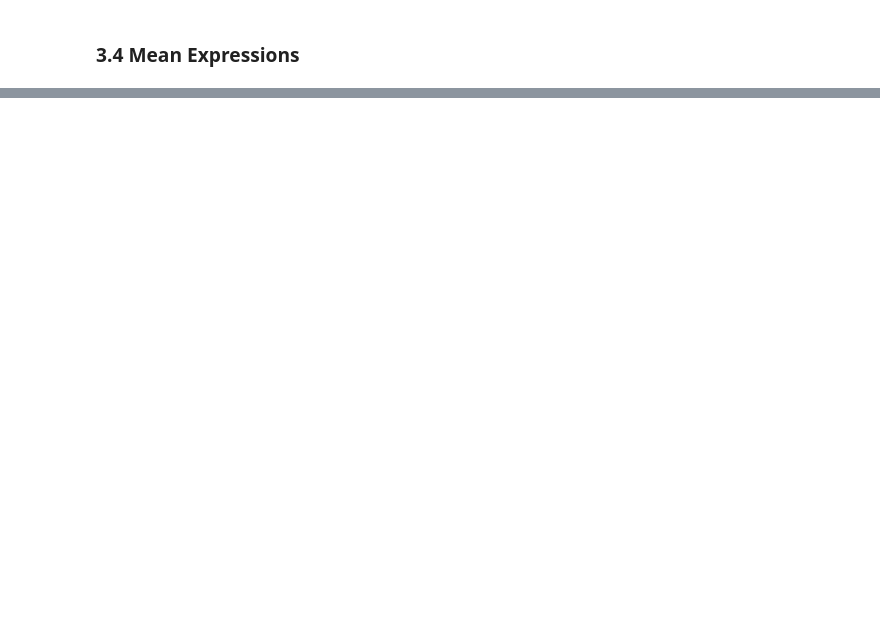
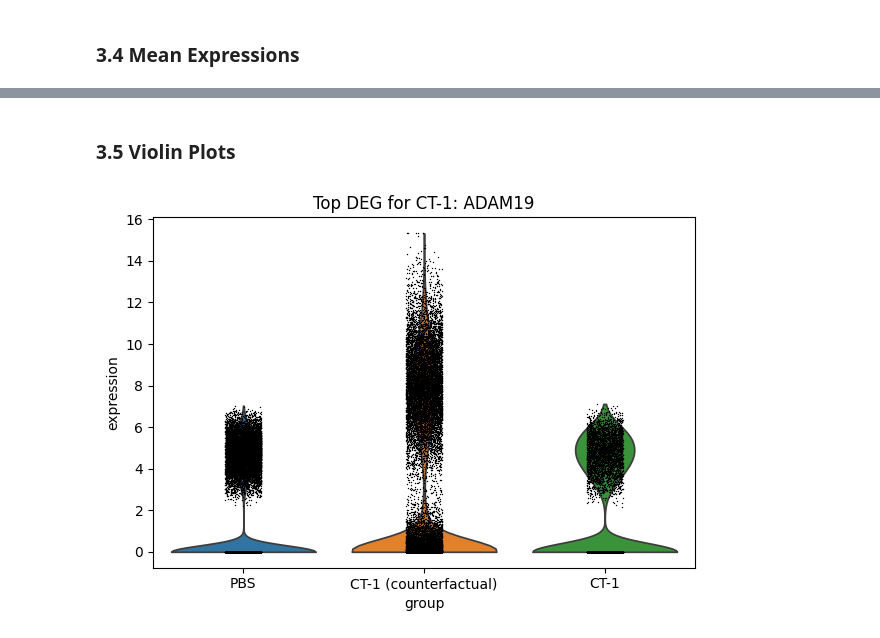
Before and after one commit to jan904/B-EOFlow, a Jupyter notebook: eoflow.ipynb, the cells around one changed output, grey strips where cells are left out. Drawn from its saved outputs; the diff is of its cells as text; code cells hidden in the pictures; blank space fills up the shorter version.

```diff
--- a/eoflow.ipynb
+++ b/eoflow.ipynb
@@ -419,0 +506,4 @@ plot_mean_expression_comparison(analyzer, key=key, top_n=10, method="EOFlow")
+# %% [markdown]
+### 3.5 Violin Plots
+# %%
+key = "CT-1"
@@ -419,0 +587,4 @@ plot_mean_expression_comparison(analyzer, key=key, top_n=10, method="EOFlow")
+# %%
+plot_top_deg_violin(analyzer, key=key, gene_idx=1)
+# %% [output]
+[figure, added]
```
Also changed, not shown: parts of 19 cells of this notebook, 10 other files.
